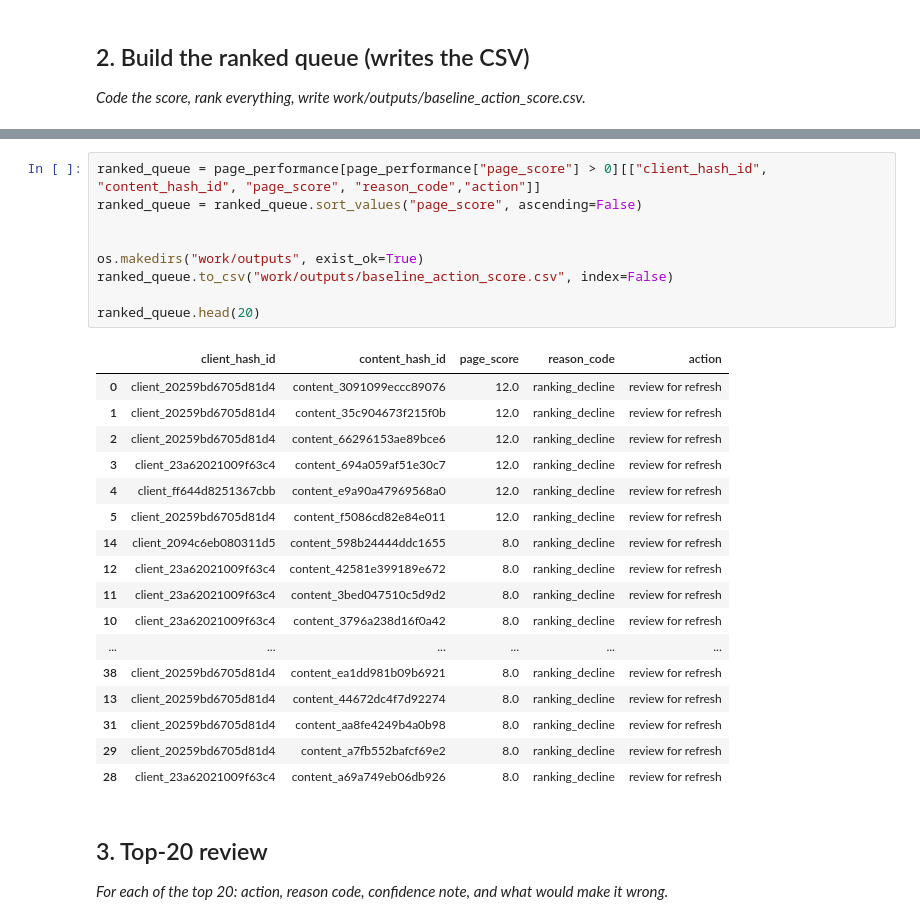
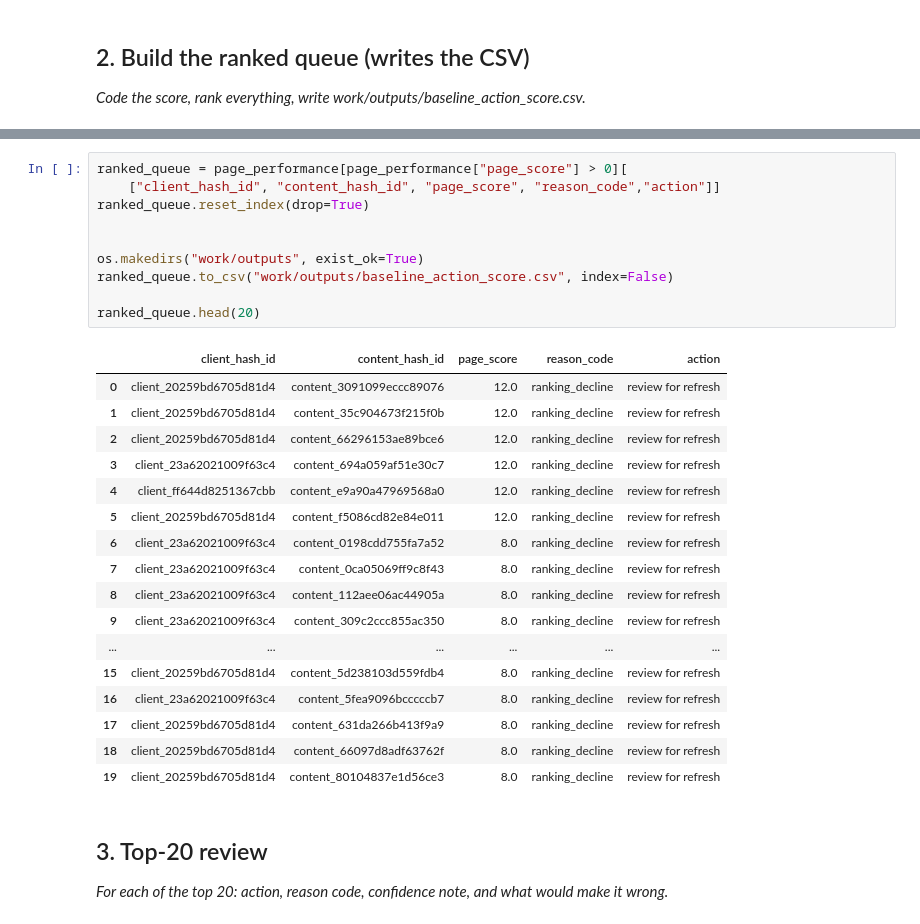
Before and after one commit to JasperOwen/flyrank-ml-internship, a Jupyter notebook: work/notebooks/w04_baseline_score.ipynb, the cells around one changed output, grey strips where cells are left out. Cells and saved outputs as stored; diff of their text form.

```diff
--- a/work/notebooks/w04_baseline_score.ipynb
+++ b/work/notebooks/w04_baseline_score.ipynb
@@ -290,30 +278,31 @@ page_performance
 # %%
-ranked_queue = page_performance[page_performance["page_score"] > 0][["client_hash_id", "content_hash_id", "page_score", "reason_code","action"]]
-ranked_queue = ranked_queue.sort_values("page_score", ascending=False)
+ranked_queue = page_performance[page_performance["page_score"] > 0][
+    ["client_hash_id", "content_hash_id", "page_score", "reason_code","action"]]
+ranked_queue.reset_index(drop=True)
 
 
 os.makedirs("work/outputs", exist_ok=True)
 ranked_queue.to_csv("work/outputs/baseline_action_score.csv", index=False)
 
 ranked_queue.head(20)
 # %% [output]
 |  | client_hash_id | content_hash_id | page_score | reason_code | action |
 | 0 | client_20259bd6705d81d4 | content_3091099eccc89076 | 12.0 | ranking_decline | review for refresh |
 | 1 | client_20259bd6705d81d4 | content_35c904673f215f0b | 12.0 | ranking_decline | review for refresh |
 | 2 | client_20259bd6705d81d4 | content_66296153ae89bce6 | 12.0 | ranking_decline | review for refresh |
 | 3 | client_23a62021009f63c4 | content_694a059af51e30c7 | 12.0 | ranking_decline | review for refresh |
 | 4 | client_ff644d8251367cbb | content_e9a90a47969568a0 | 12.0 | ranking_decline | review for refresh |
 | 5 | client_20259bd6705d81d4 | content_f5086cd82e84e011 | 12.0 | ranking_decline | review for refresh |
-| 14 | client_2094c6eb080311d5 | content_598b24444ddc1655 | 8.0 | ranking_decline | review for refresh |
-| 12 | client_23a62021009f63c4 | content_42581e399189e672 | 8.0 | ranking_decline | review for refresh |
-| 11 | client_23a62021009f63c4 | content_3bed047510c5d9d2 | 8.0 | ranking_decline | review for refresh |
-| 10 | client_23a62021009f63c4 | content_3796a238d16f0a42 | 8.0 | ranking_decline | review for refresh |
+| 6 | client_23a62021009f63c4 | content_0198cdd755fa7a52 | 8.0 | ranking_decline | review for refresh |
+| 7 | client_23a62021009f63c4 | content_0ca05069ff9c8f43 | 8.0 | ranking_decline | review for refresh |
+| 8 | client_23a62021009f63c4 | content_112aee06ac44905a | 8.0 | ranking_decline | review for refresh |
+| 9 | client_23a62021009f63c4 | content_309c2ccc855ac350 | 8.0 | ranking_decline | review for refresh |
 | ... | ... | ... | ... | ... | ... |
-| 38 | client_20259bd6705d81d4 | content_ea1dd981b09b6921 | 8.0 | ranking_decline | review for refresh |
-| 13 | client_20259bd6705d81d4 | content_44672dc4f7d92274 | 8.0 | ranking_decline | review for refresh |
-| 31 | client_20259bd6705d81d4 | content_aa8fe4249b4a0b98 | 8.0 | ranking_decline | review for refresh |
-| 29 | client_20259bd6705d81d4 | content_a7fb552bafcf69e2 | 8.0 | ranking_decline | review for refresh |
-| 28 | client_23a62021009f63c4 | content_a69a749eb06db926 | 8.0 | ranking_decline | review for refresh |
+| 15 | client_20259bd6705d81d4 | content_5d238103d559fdb4 | 8.0 | ranking_decline | review for refresh |
+| 16 | client_23a62021009f63c4 | content_5fea9096bcccccb7 | 8.0 | ranking_decline | review for refresh |
+| 17 | client_20259bd6705d81d4 | content_631da266b413f9a9 | 8.0 | ranking_decline | review for refresh |
+| 18 | client_20259bd6705d81d4 | content_66097d8adf63762f | 8.0 | ranking_decline | review for refresh |
+| 19 | client_20259bd6705d81d4 | content_80104837e1d56ce3 | 8.0 | ranking_decline | review for refresh |
 # %% [markdown]
 ## 3. Top-20 review
 
```
Also changed, not shown: parts of 17 cells of this notebook.
